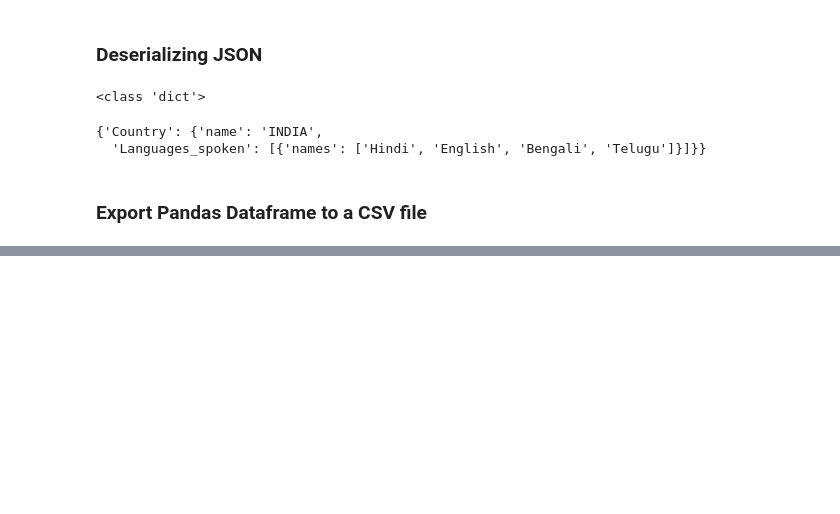
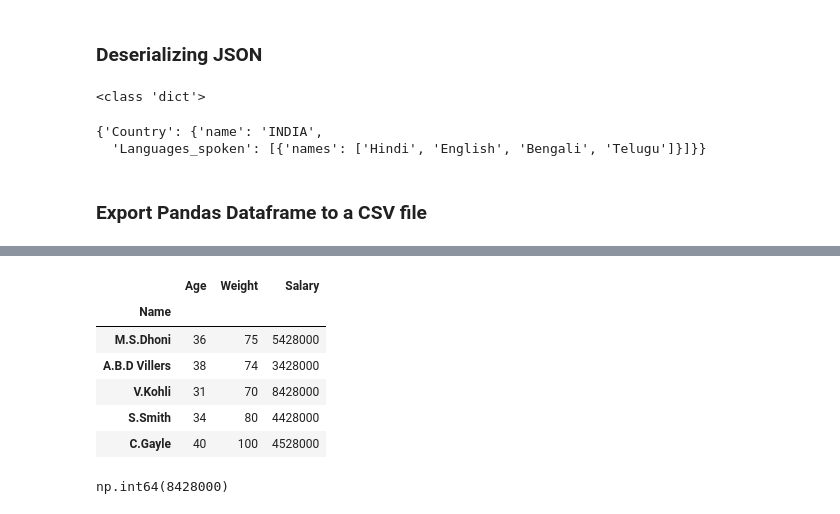
Before and after one commit to Rajendra-Pd-Joshi/Data-Science, a Jupyter notebook: Interview_practice/practice_pandas.ipynb, the cells around one changed output, grey strips where cells are left out. Cells and saved outputs as stored; diff of their text form; code cells hidden in the pictures; blank space fills up the shorter version.

```diff
--- a/Interview_practice/practice_pandas.ipynb
+++ b/Interview_practice/practice_pandas.ipynb
@@ -345,0 +498,14 @@ json.loads(json_var)
+# %%
+df.loc['M.S.Dhoni':'C.Gayle','Age':'Salary']
+# %% [output]
+|  | Age | Weight | Salary |
+| Name |  |  |  |
+| M.S.Dhoni | 36 | 75 | 5428000 |
+| A.B.D Villers | 38 | 74 | 3428000 |
+| V.Kohli | 31 | 70 | 8428000 |
+| S.Smith | 34 | 80 | 4428000 |
+| C.Gayle | 40 | 100 | 4528000 |
+# %%
+df.loc['V.Kohli','Salary']
+# %% [output]
+np.int64(8428000)
```
Also changed, not shown: parts of 30 cells of this notebook, 4 other files.
